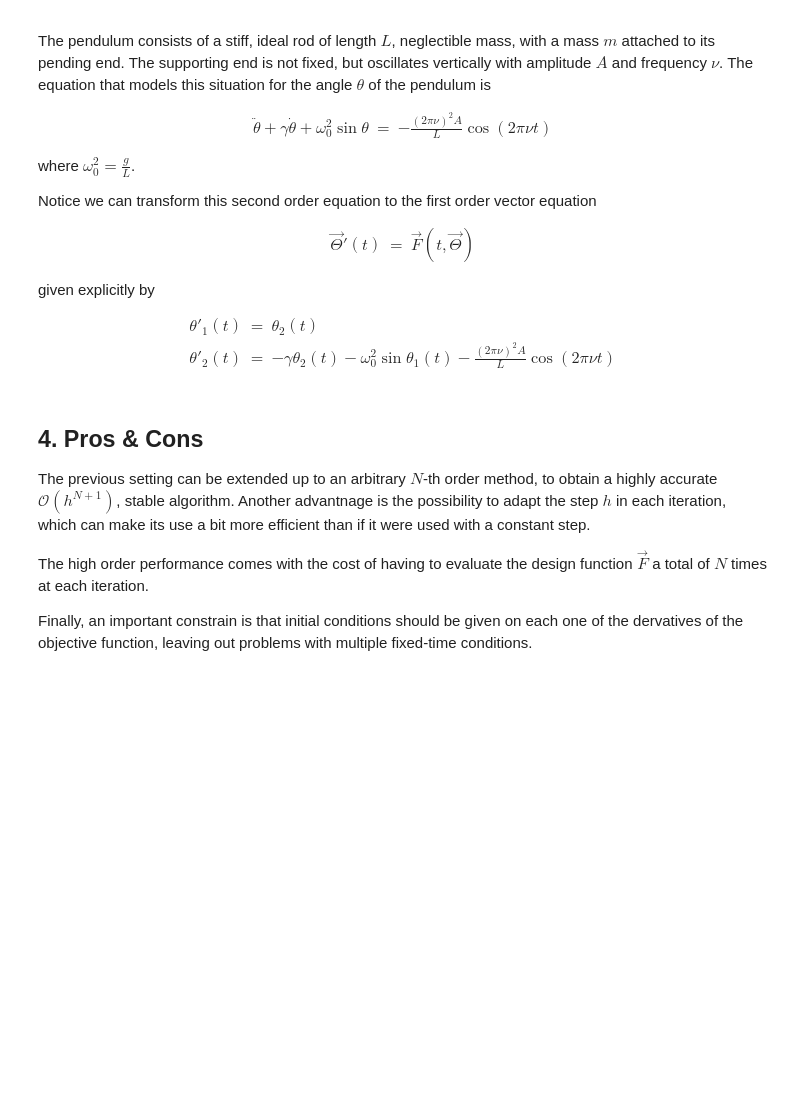
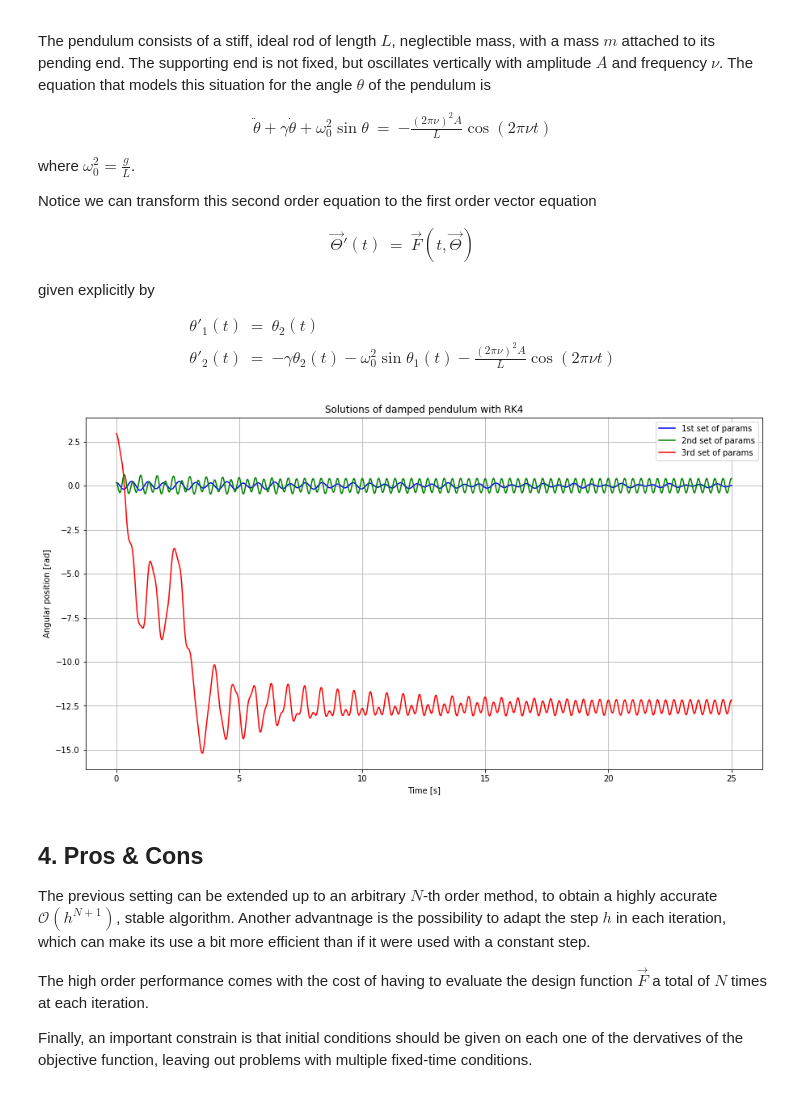
Before and after one commit to ValentinRetamal/Demos, a Jupyter notebook: ODEs/Runge-Kutta methods.ipynb, the cells around one changed output. Drawn from its saved outputs; the diff is of its cells as text; code cells hidden in the pictures; blank space fills up the shorter version.

```diff
--- a/ODEs/Runge-Kutta methods.ipynb
+++ b/ODEs/Runge-Kutta methods.ipynb
@@ -253,0 +271,14 @@ init_cond3 = np.asarray([17 * np.pi / 18, 0])
+# %%
+t_ini1 = t_ini
+t_ini2 = t_ini
+t_ini3 = t_ini
+
+for step in range(steps):
+    t_ini1, init_cond1 = RK4_one_step(t_ini1, init_cond1, h, F1, par1)
+    t_ini2, init_cond2 = RK4_one_step(t_ini2, init_cond2, h, F1, par2)
+    t_ini3, init_cond3 = RK4_one_step(t_ini3, init_cond3, h, F1, par2)
+
+    times[step] = t_ini1
+    sol1[step] = init_cond1
+    sol2[step] = init_cond2
+    sol3[step] = init_cond3
@@ -254,3 +287,20 @@ init_cond3 = np.asarray([17 * np.pi / 18, 0])
+# %%
+plt.figure(figsize=(15, 8))
+
+plt.plot(times, sol1[:, 0], color='blue', label='1st set of params')
+plt.plot(times, sol2[:, 0], color='green', label='2nd set of params')
+plt.plot(times, sol3[:, 0], color='red', label='3rd set of params')
+
+plt.xlabel('Time [s]')
+plt.ylabel('Angular position [rad]')
+plt.title('Solutions of damped pendulum with RK4')
+
+plt.legend()
+plt.grid()
+
+plt.show()
+# %% [output]
+[figure, added]
 # %% [markdown]
 ## 4. Pros & Cons
 
```
Also changed, not shown: parts of 2 cells of this notebook.
